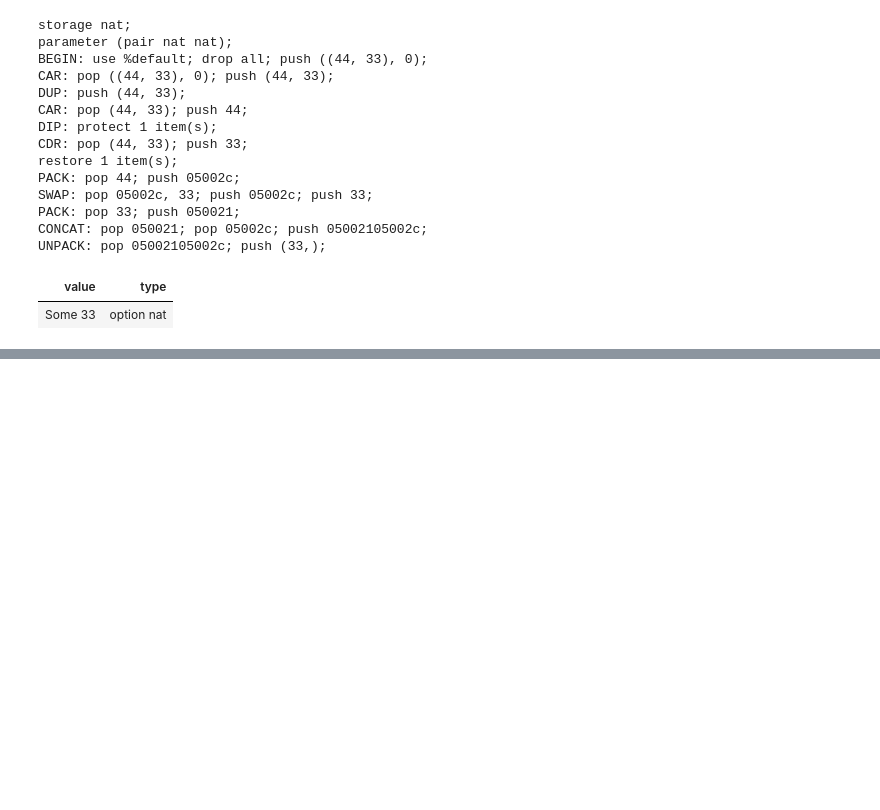
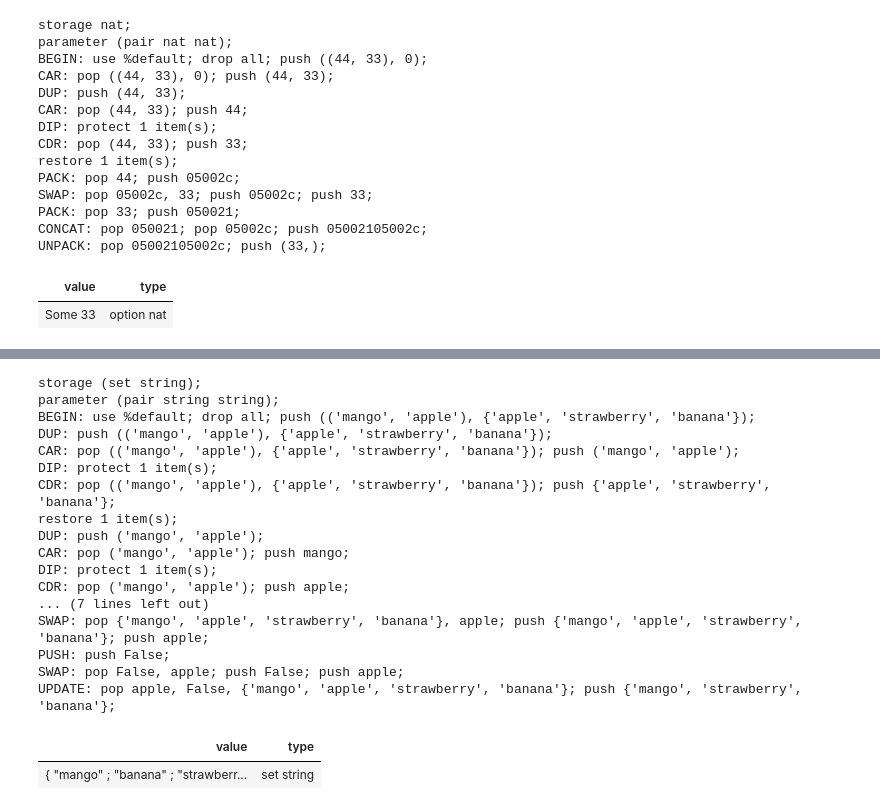
Before and after one commit to baking-bad/michelson-labs, a Jupyter notebook: notebooks/tutorials/Sandbox.ipynb, the cells around one changed output, grey strips where cells are left out. Saved outputs shown, nothing was run; the diff lists cells and outputs as text; code cells hidden in the pictures; blank space fills up the shorter version.

```diff
--- a/notebooks/tutorials/Sandbox.ipynb
+++ b/notebooks/tutorials/Sandbox.ipynb
@@ -392,0 +416,34 @@ UNPACK: pop 05002105002c; push (33,);
+# %%
+storage (set string) ;
+parameter (pair string string) ;
+BEGIN (Pair "mango" "apple") { "banana" ; "apple" ; "strawberry" } ;
+UNPPAIAIR ;
+DIP { SWAP } ;
+PUSH bool True ;
+SWAP ;
+UPDATE ;
+SWAP ;
+PUSH bool False ;
+SWAP ;
+UPDATE ;
+DUMP ;
+# %% [output]
+storage (set string);
+parameter (pair string string);
+BEGIN: use %default; drop all; push (('mango', 'apple'), {'apple', 'strawberry', 'banana'});
+DUP: push (('mango', 'apple'), {'apple', 'strawberry', 'banana'});
+CAR: pop (('mango', 'apple'), {'apple', 'strawberry', 'banana'}); push ('mango', 'apple');
+DIP: protect 1 item(s);
+CDR: pop (('mango', 'apple'), {'apple', 'strawberry', 'banana'}); push {'apple', 'strawberry', 'banana'};
+restore 1 item(s);
+DUP: push ('mango', 'apple');
+CAR: pop ('mango', 'apple'); push mango;
+DIP: protect 1 item(s);
+CDR: pop ('mango', 'apple'); push apple;
+... (7 lines left out)
+SWAP: pop {'mango', 'apple', 'strawberry', 'banana'}, apple; push {'mango', 'apple', 'strawberry', 'banana'}; push apple;
+PUSH: push False;
+SWAP: pop False, apple; push False; push apple;
+UPDATE: pop apple, False, {'mango', 'apple', 'strawberry', 'banana'}; push {'mango', 'strawberry', 'banana'};
+| value | type |
+| { "mango" ; "banana" ; "strawberr... | set string |
```
Also changed, not shown: parts of 3 cells of this notebook, 1 other file.
